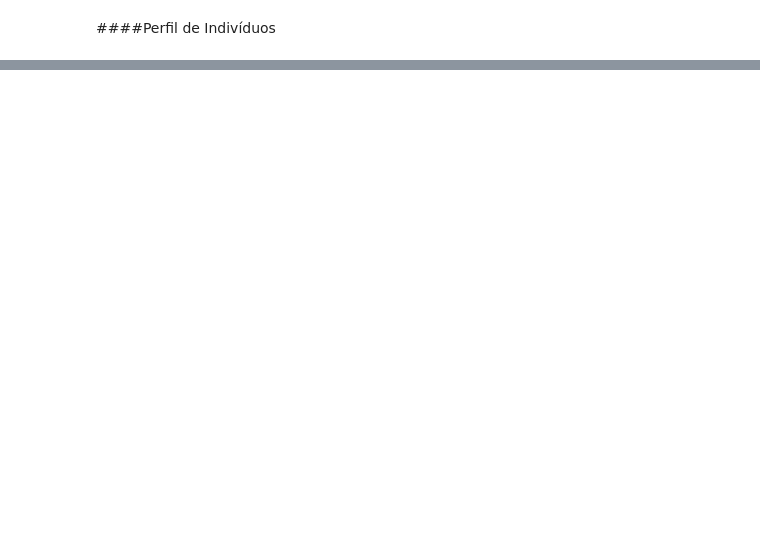
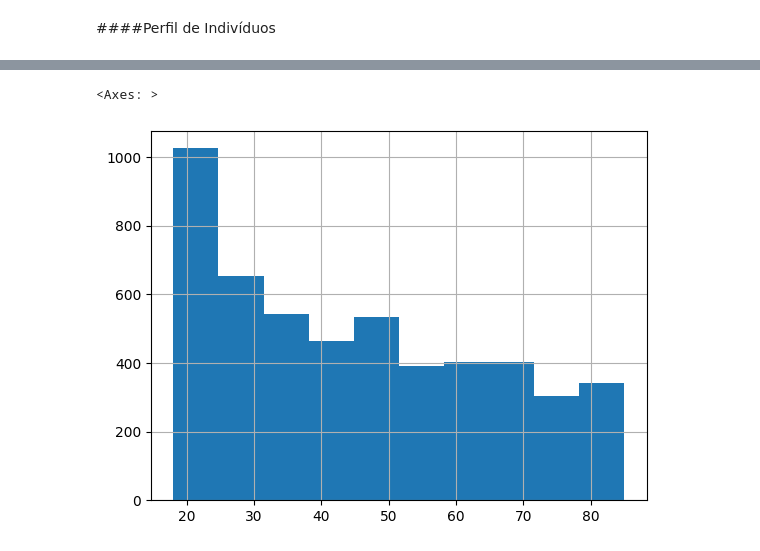
Before and after one commit to alearauj/EBA-Estatistica-do-Basico-ao-Avancado, a Jupyter notebook: EBA_Projeto_Final.ipynb, the cells around one changed output, grey strips where cells are left out. Drawn from its saved outputs; the diff is of its cells as text; code cells hidden in the pictures; blank space fills up the shorter version.

```diff
--- a/EBA_Projeto_Final.ipynb
+++ b/EBA_Projeto_Final.ipynb
@@ -286,0 +257,7 @@ df.to_csv('drive/MyDrive/mteste.csv', index=False)
+# %%
+# Entendendo a distribuição de renda das pessoas
+
+df['Idade'].hist()
+# %% [output]
+<Axes: >
+[figure, added]
```
Also changed, not shown: parts of 8 cells of this notebook.
